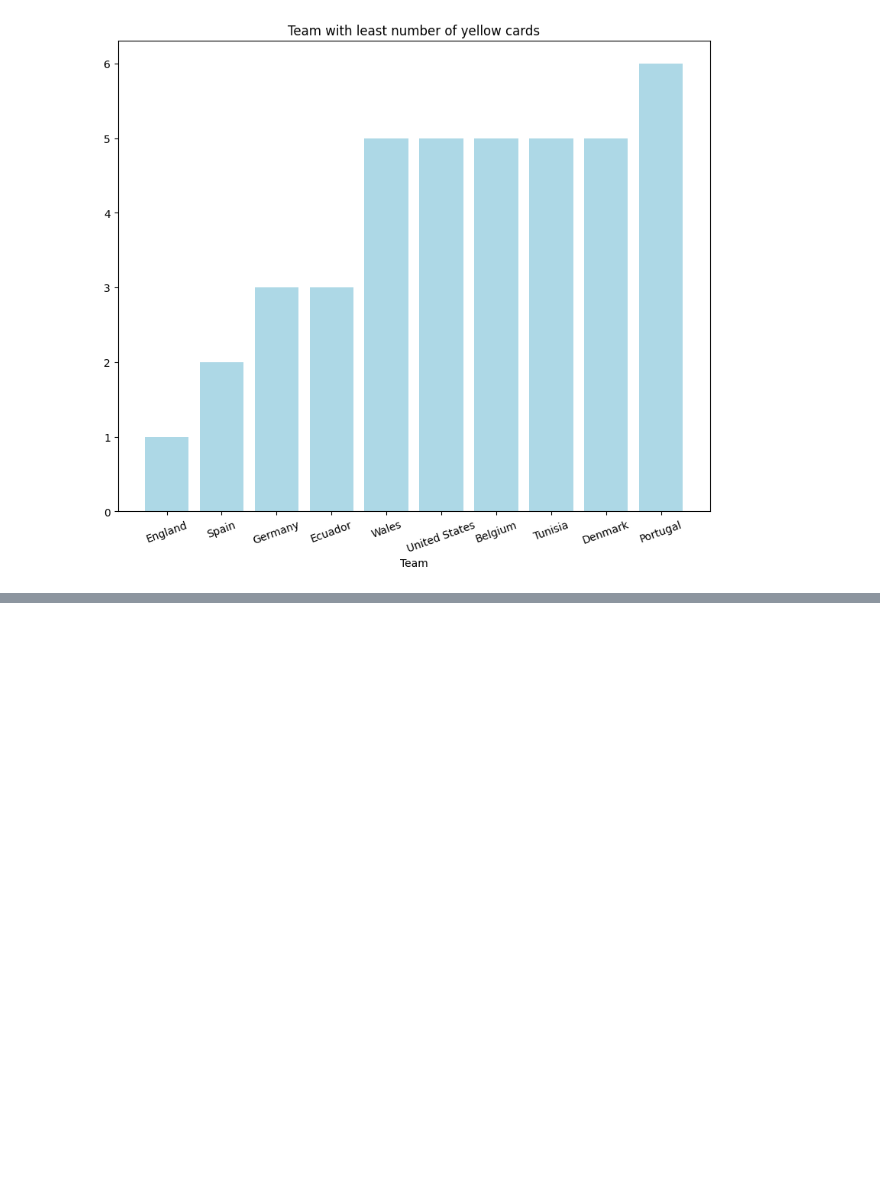
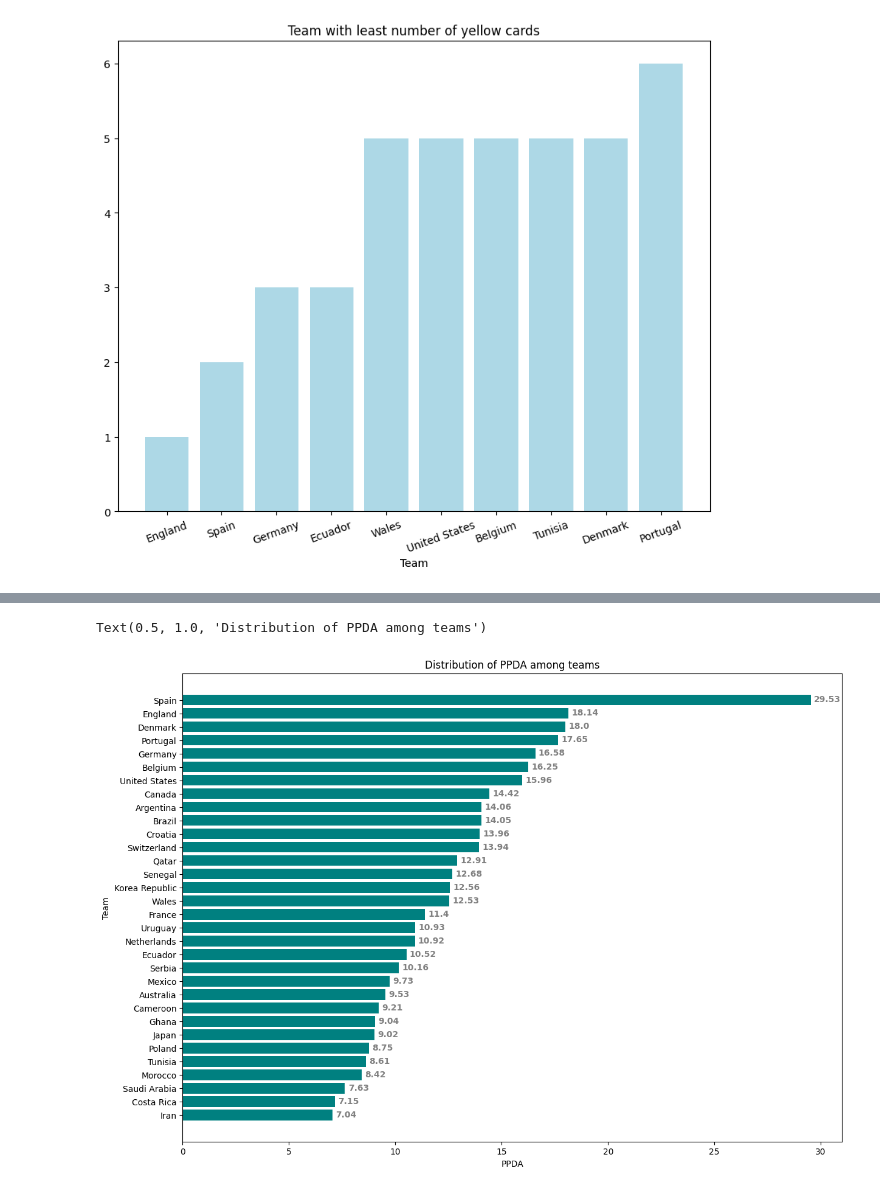
Before and after one commit to RayNguyent/World_Cup_2022, a Jupyter notebook: report.ipynb, the cells around one changed output, grey strips where cells are left out. Saved outputs shown, nothing was run; the diff lists cells and outputs as text; code cells hidden in the pictures; blank space fills up the shorter version.

```diff
--- a/report.ipynb
+++ b/report.ipynb
@@ -87,0 +99,19 @@ Text(0.5, 0, 'Team')
+# %%
+team['def_actions'] = team['tackles'] + team['interceptions'] + team['tackles'].subtract(team['tackles_won']) + team['fouls']
+team['ppda'] = round(team['passes'].div(team['def_actions']),2)
+
+fig, ax = plt.subplots(figsize=(14,10))
+ax.barh('team',width = 'ppda',data = team.sort_values('ppda',ascending=True),color = 'teal')
+for i in ax.patches:
+    plt.text(i.get_width()+0.15, i.get_y()+0.25,
+             str(round((i.get_width()), 2)),
+             fontsize=10, fontweight='bold',
+             color='grey')
+#avg_players_used = np.mean(team['players_used'])
+#ax.axvline(x=avg_players_used,linestyle='--',color='black',linewidth = 3)
+ax.set_ylabel('Team')
+ax.set_xlabel('PPDA')
+ax.set_title('Distribution of PPDA among teams')
+# %% [output]
+Text(0.5, 1.0, 'Distribution of PPDA among teams')
+[figure, added]
```
Also changed, not shown: parts of 4 cells of this notebook.
